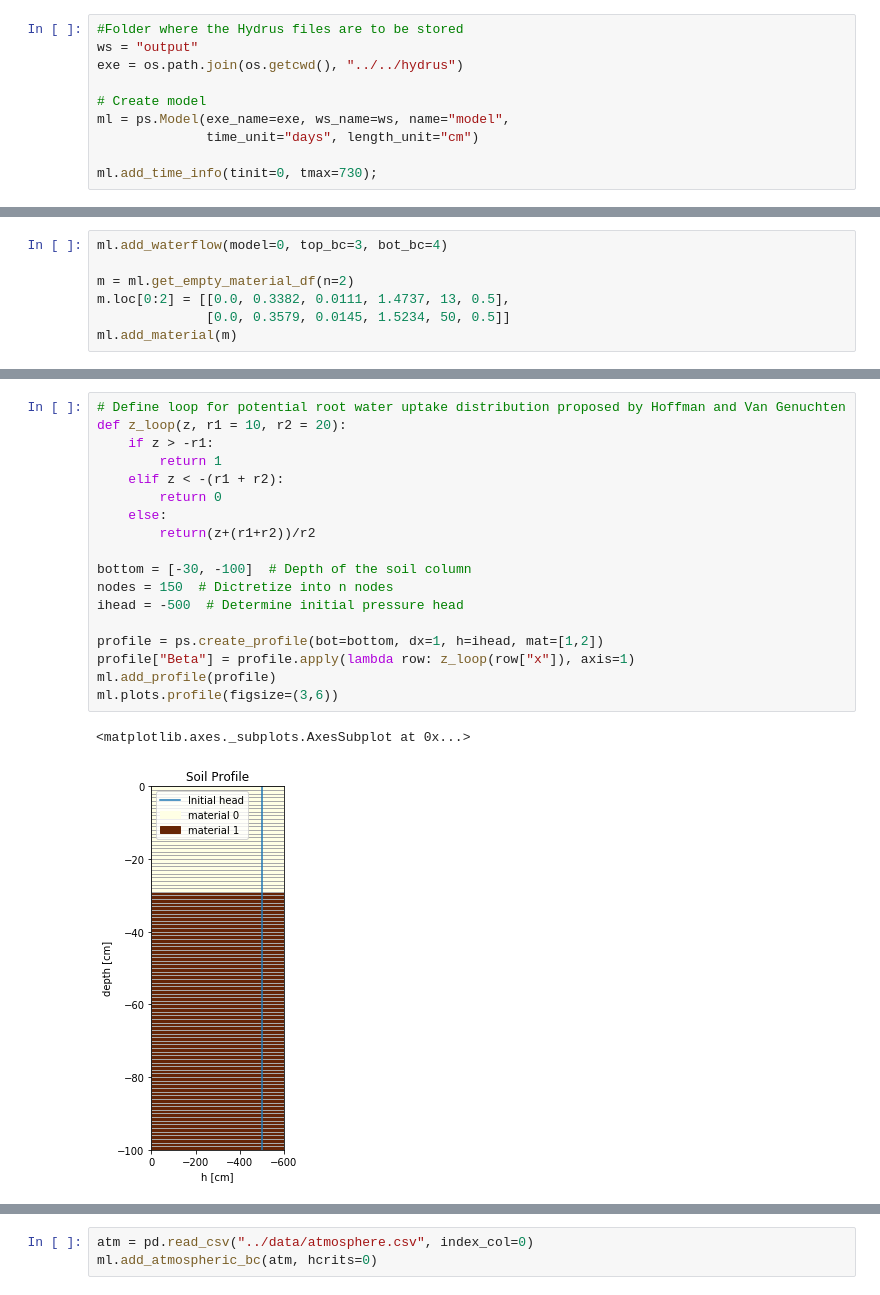
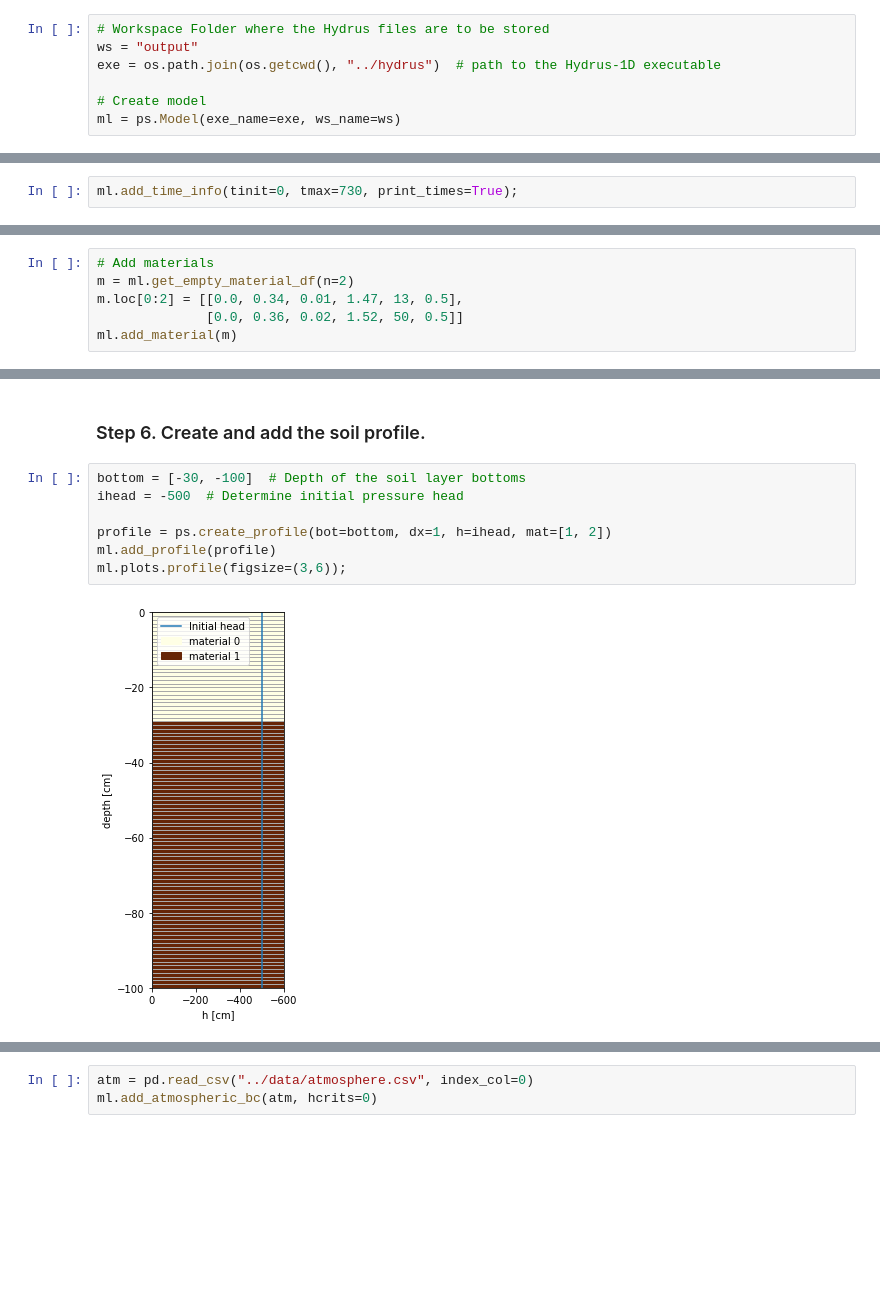
Before and after one commit to phydrus/phydrus, a Jupyter notebook: examples/phydrus_paper/Ex1/example_1.ipynb, the cells around one changed output, grey strips where cells are left out. Cells and saved outputs as stored; diff of their text form; blank space fills up the shorter version.

```diff
--- a/examples/phydrus_paper/Ex1/example_1.ipynb
+++ b/examples/phydrus_paper/Ex1/example_1.ipynb
@@ -36,11 +44,8 @@ import phydrus as ps
 In the code block below a `Model` instance is created. The path to the Hydrus-1D executable has to be set at this stage. Phydrus will check the executable, and raise an Error if it is not found.
 # %%
-#Folder where the Hydrus files are to be stored
+# Workspace Folder where the Hydrus files are to be stored
 ws = "output"
-exe = os.path.join(os.getcwd(), "../../hydrus")
+exe = os.path.join(os.getcwd(), "../hydrus")  # path to the Hydrus-1D executable
 
 # Create model
-ml = ps.Model(exe_name=exe, ws_name=ws, name="model",
-              time_unit="days", length_unit="cm")
-
-ml.add_time_info(tinit=0, tmax=730);
+ml = ps.Model(exe_name=exe, ws_name=ws)
@@ -47 +54,3 @@ ml.add_time_info(tinit=0, tmax=730);
+# %%
+ml.add_time_info(tinit=0, tmax=730, print_times=True);
 # %% [markdown]
@@ -50,7 +63,6 @@ In this step a model for the water flow is selected and top and bottom boundary
 # %%
-ml.add_waterflow(model=0, top_bc=3, bot_bc=4)
-
+# Add materials
 m = ml.get_empty_material_df(n=2)
-m.loc[0:2] = [[0.0, 0.3382, 0.0111, 1.4737, 13, 0.5],
-              [0.0, 0.3579, 0.0145, 1.5234, 50, 0.5]]
+m.loc[0:2] = [[0.0, 0.34, 0.01, 1.47, 13, 0.5],
+              [0.0, 0.36, 0.02, 1.52, 50, 0.5]]
 ml.add_material(m)
@@ -75,22 +69,12 @@ S^*_{p} = \left \{
+# %% [markdown]
+### Step 6. Create and add the soil profile.
 # %%
-# Define loop for potential root water uptake distribution proposed by Hoffman and Van Genuchten
-def z_loop(z, r1 = 10, r2 = 20):
-    if z > -r1:
-        return 1
-    elif z < -(r1 + r2):
-        return 0
-    else:
-        return(z+(r1+r2))/r2
-
-bottom = [-30, -100]  # Depth of the soil column
-nodes = 150  # Dictretize into n nodes
+bottom = [-30, -100]  # Depth of the soil layer bottoms
 ihead = -500  # Determine initial pressure head
 
-profile = ps.create_profile(bot=bottom, dx=1, h=ihead, mat=[1,2])
-profile["Beta"] = profile.apply(lambda row: z_loop(row["x"]), axis=1)
+profile = ps.create_profile(bot=bottom, dx=1, h=ihead, mat=[1, 2])
 ml.add_profile(profile)
-ml.plots.profile(figsize=(3,6))
+ml.plots.profile(figsize=(3,6));
 # %% [output]
-<matplotlib.axes._subplots.AxesSubplot at 0x...>
-[figure, old version]
+[figure, new version]
 # %% [markdown]
```
Also changed, not shown: parts of 25 cells of this notebook, 15 other files.
